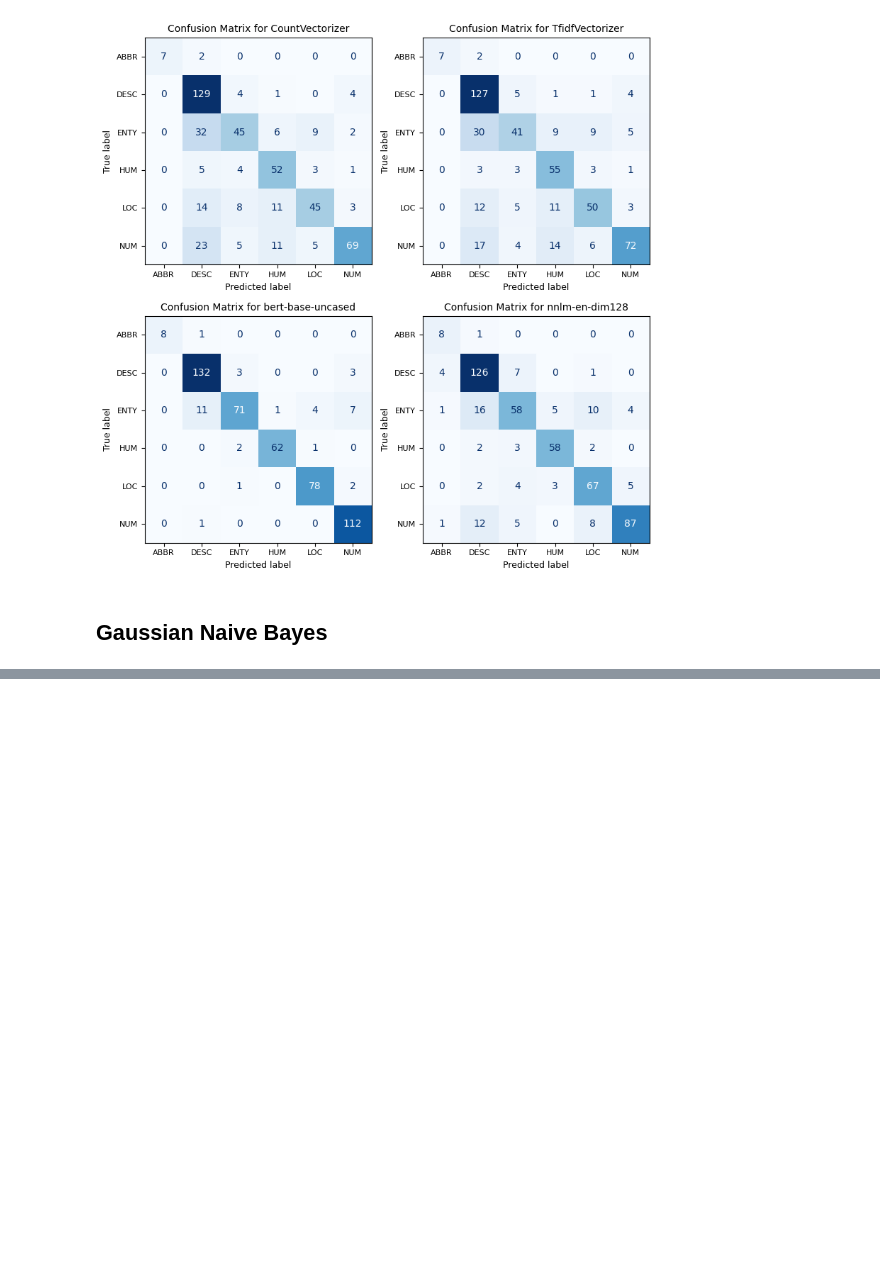
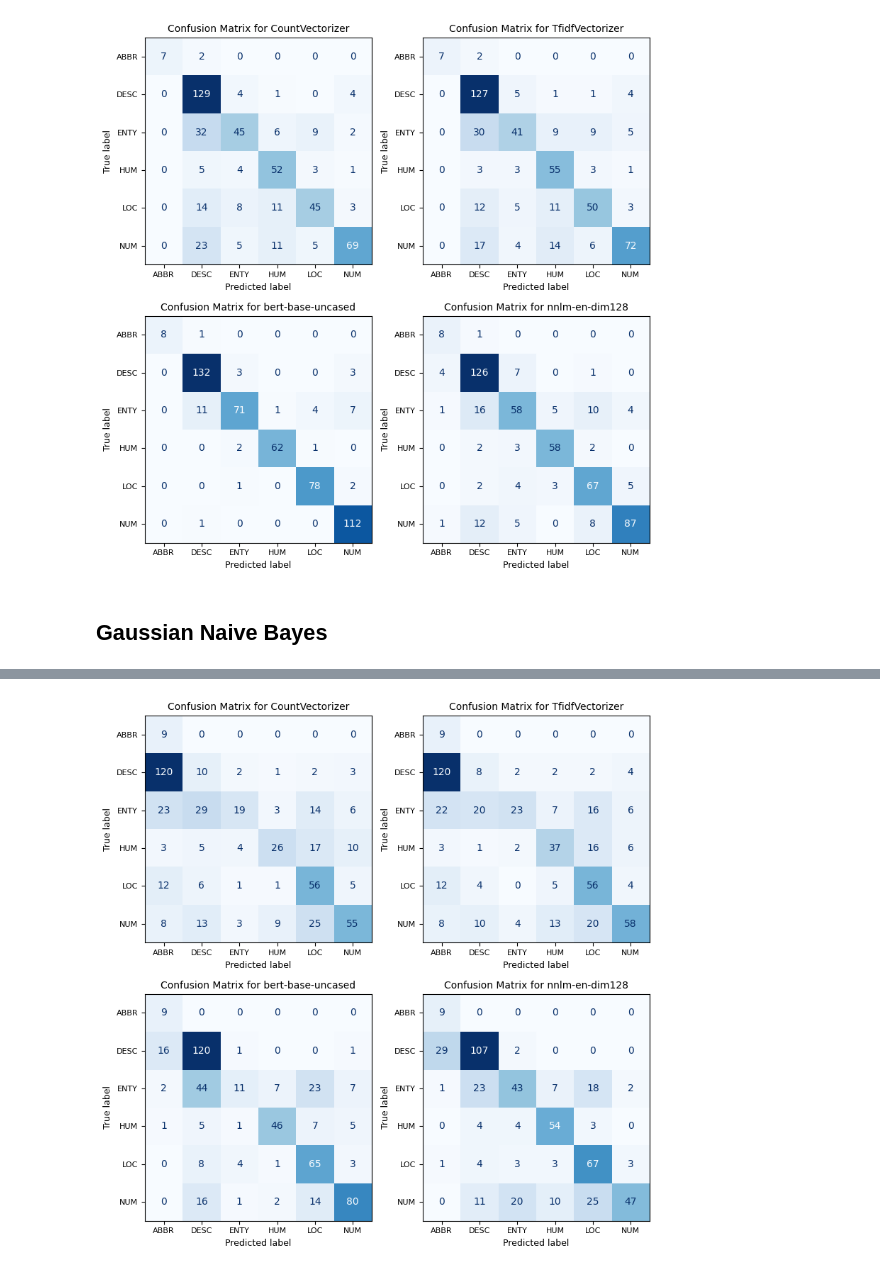
Before and after one commit to Ibrahim-Ola/ml_for_sentence_classification, a Jupyter notebook: modeling.ipynb, the cells around one changed output, grey strips where cells are left out. Cells and saved outputs as stored; diff of their text form; code cells hidden in the pictures; blank space fills up the shorter version.

```diff
--- a/modeling.ipynb
+++ b/modeling.ipynb
@@ -454,0 +527,4 @@ lr_results['metrics_df'].to_csv('result/lr_results.csv', index=False)
+# %%
+plot_confusion_matrices(nb_results, y_test, default_vectorizers)
+# %% [output]
+[figure, added]
```
Also changed, not shown: parts of 5 cells of this notebook.
